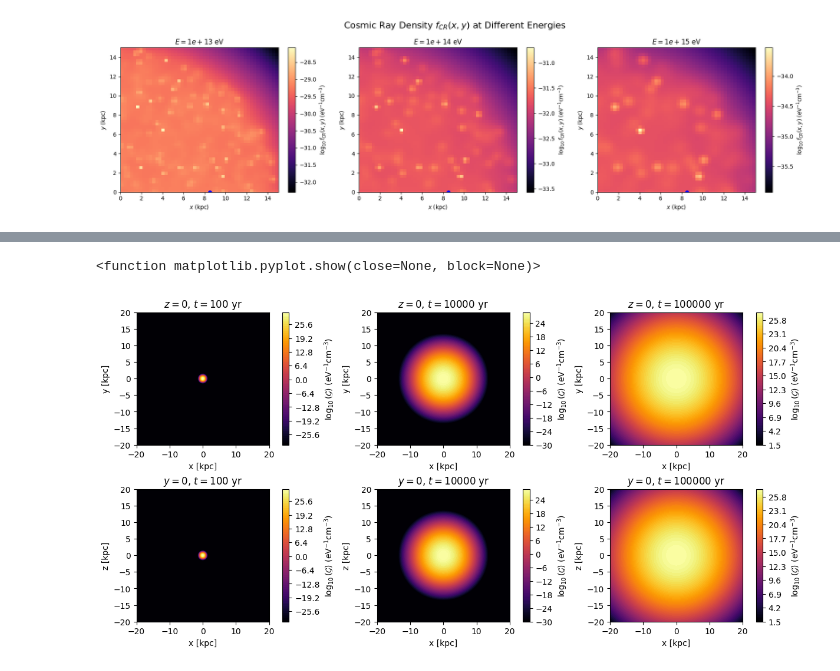
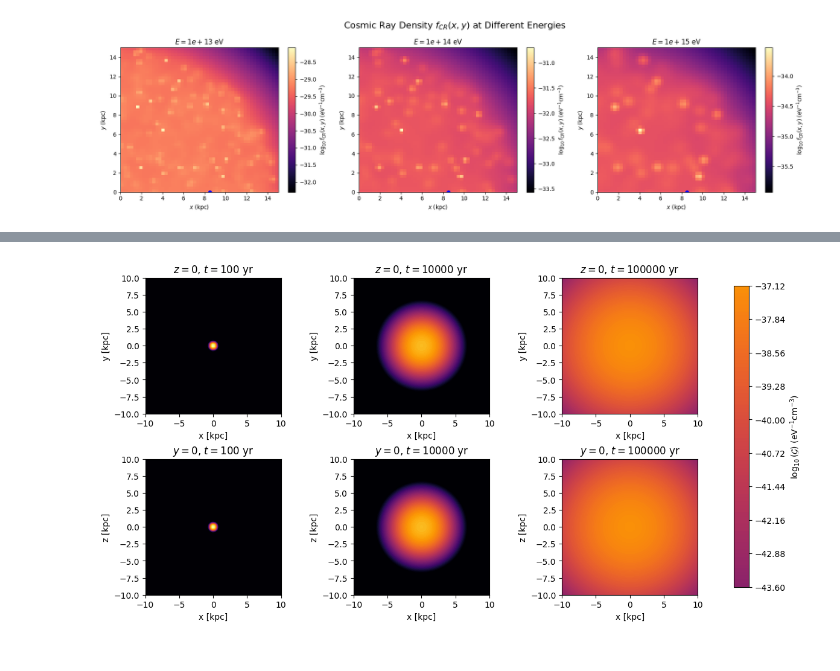
Before and after one commit to JP12468/CRmap, a Jupyter notebook: CRmap.ipynb, the cells around one changed output, grey strips where cells are left out. Drawn from its saved outputs; the diff is of its cells as text; code cells hidden in the pictures.

```diff
--- a/CRmap.ipynb
+++ b/CRmap.ipynb
@@ -489,7 +671,7 @@ import numpy as np
 import matplotlib.pyplot as plt
 
 x0, y0, z0 = 0.0, 0.0, 0.0
-R = 20.0
+R = 10.0
 t0 = 0.0
 
 E = 1e15  # eV
@@ -516,54 +698,62 @@ def G(E, x, y, t, z=0.0):
     if tau <= 0:
         return 0.0
     r2 = (x - x0)**2 + (y - y0)**2 + (z - z0)**2
-    norm = (4 * np.pi * D * tau) ** (3/2)
+    norm = (4 * np.pi * D * 3.086e21 **2 * tau) ** (3/2)
     return Q(E) / norm * np.exp(-r2 / (4 * D * tau))
 
 def G1(E, x, z, t, y=0.0):
     D = kappa(E)
     tau = t - t0
     if tau <= 0:
         return 0.0
     r2 = (x - x0)**2 + (y - y0)**2 + (z - z0)**2
-    norm = (4 * np.pi * D * tau) ** (3/2)
+    norm = (4 * np.pi * D * 3.086e21 **2 * tau) ** (3/2)
     return Q(E) / norm * np.exp(-r2 / (4 * D * tau))
 
-x_vals = np.linspace(-R, R, 200)
-y_vals = np.linspace(-R, R, 200)
-z_vals = np.linspace(-R, R, 200)
+x_vals = np.linspace(-R, R, 100)
+y_vals = np.linspace(-R, R, 100)
+z_vals = np.linspace(-R, R, 100)
 X, Y = np.meshgrid(x_vals, y_vals)
 Xz, Z = np.meshgrid(x_vals, z_vals)
 
 fig, axes = plt.subplots(2, 3, figsize=(12, 6), constrained_layout=True)
 
-epsilon = 1e-30
+Z_all = []
+Y_all = []
 
-for idx, t in enumerate(t_values):
+for t in t_values:
     Z_plane = np.array([[G(E, x, y, t, z=0.0) for x in x_vals] for y in y_vals])
-    Z_log = np.log10(np.maximum(Z_plane, 1e-30))
+    Z_log = np.log10(np.maximum(Z_plane, 1e-50))
+    Z_all.append(Z_log)
+
+for t in t_values:
+    Y_plane = np.array([[G1(E, x, z, t, y=0.0) for x in x_vals] for z in z_vals])
+    Y_log = np.log10(np.maximum(Y_plane, 1e-50))
+    Y_all.append(Y_log)
+
+vmin, vmax = -50, -33
+
+for idx, Z_log in enumerate(Z_all):
     ax = axes[0, idx]
-    c = ax.contourf(X, Y, Z_log, levels=100, cmap='inferno')
-    ax.set_title(fr'$z=0$, $t={t:.0f}$ yr')
+    c = ax.contourf(X, Y, Z_log, levels=100, cmap='inferno', vmin=vmin, vmax=vmax)
+    ax.set_title(fr'$z=0$, $t={t_values[idx]:.0f}$ yr')
     ax.set_xlabel('x [kpc]')
     ax.set_ylabel('y [kpc]')
     ax.set_aspect('equal')
-    fig.colorbar(c, ax=ax, label=r'$\log_{10}(\mathcal{G})$ (eV$^{-1}$cm$^{-3}$)')
 
-for idx, t in enumerate(t_values):
-    Y_plane = np.array([[G1(E, x, z, t, y=0.0) for x in x_vals] for z in z_vals])
-    Y_log = np.log10(np.maximum(Y_plane, 1e-30))
+for idx, Y_log in enumerate(Y_all):
     ax = axes[1, idx]
-    c = ax.contourf(Xz, Z, Y_log, levels=100, cmap='inferno')
-    ax.set_title(fr'$y=0$, $t={t:.0f}$ yr')
+    c = ax.contourf(Xz, Z, Y_log, levels=100, cmap='inferno', vmin=vmin, vmax=vmax)
+    ax.set_title(fr'$y=0$, $t={t_values[idx]:.0f}$ yr')
     ax.set_xlabel('x [kpc]')
     ax.set_ylabel('z [kpc]')
     ax.set_aspect('equal')
-    fig.colorbar(c, ax=ax, label=r'$\log_{10}(\mathcal{G})$ (eV$^{-1}$cm$^{-3}$)')
 
-plt.show
+cbar = fig.colorbar(c, ax=axes.ravel().tolist(), shrink=0.95, label=r'$\log_{10}(\mathcal{G})$ (eV$^{-1}$cm$^{-3}$)')
+
+plt.show()
 # %% [output]
-<function matplotlib.pyplot.show(close=None, block=None)>
-[figure, old version]
+[figure, new version]
 # %%
 import numpy as np
 import matplotlib.pyplot as plt
```
Also changed, not shown: parts of 5 cells of this notebook.
